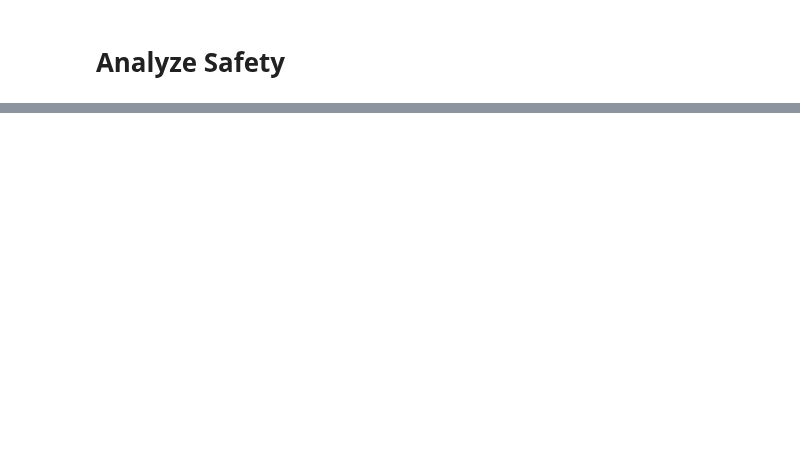
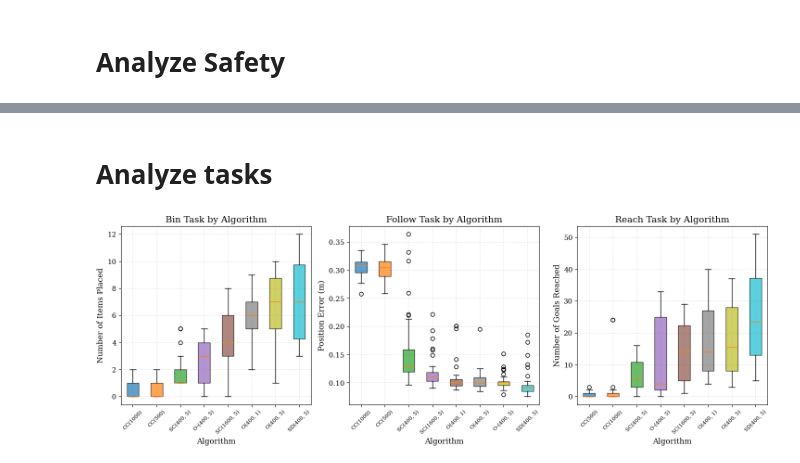
Before and after one commit to Dan7171/rl_for_curobo, a Jupyter notebook: projects_root/experiments/analysis_test_cluster.ipynb, the cells around one changed output, grey strips where cells are left out. Saved outputs shown, nothing was run; the diff lists cells and outputs as text; code cells hidden in the pictures; blank space fills up the shorter version.

```diff
--- a/projects_root/experiments/analysis_test_cluster.ipynb
+++ b/projects_root/experiments/analysis_test_cluster.ipynb
@@ -3005,15 +1498,0 @@ def analyze_and_plot_tasks(all_sims, n_arm_max_for_follow=8, by_task=False):
-# %%
-# Usage examples for the enhanced analyze_and_plot_tasks function:
-
-# Overall task analysis (all tasks combined)
-# (df_bin, success_bin), (df_reach, success_reach), (df_follow, success_follow) = analyze_and_plot_tasks(all_sims, by_task=False)
-
-# Task analysis broken down by task type
-# (df_bin, success_bin), (df_reach, success_reach), (df_follow, success_follow) = analyze_and_plot_tasks(all_sims, by_task=True)
-
-# The function will:
-# 1. Call the original analyze_tasks function to get the data
-# 2. Create box plots for each task type and metric
-# 3. Print detailed statistics tables in the same format as the collision analysis
-# 4. Return the same data structures as the original function
-(df_bin, success_bin), (df_reach, success_reach), (df_follow, success_follow) = analyze_and_plot_tasks(all_sims, by_task=False)
@@ -3174,0 +2258,10 @@ except Exception as e:
+# %% [markdown]
+# Analyze tasks
+# %%
+if task_analysis:
+    overall_df = make_overall_df( # heavy
+            df_collisions,
+            successfull_parsing,
+            valid_sim_dir_paths,
+            colfree_only=False,
+        )
@@ -3174,0 +2531,13 @@ except Exception as e:
+# %%
+if task_analysis:
+    # Comment out to not plot
+
+    # make_task_success_plots(overall_df, normalize=False, add_subtotal_figure=False)
+    # With normalization
+    # make_task_success_plots(overall_df, normalize=False, add_subtotal_figure=False)
+    make_task_success_plots(overall_df, normalize=False, add_subtotal_figure=True)
+    # make_task_success_plots(overall_df, normalize=False, add_subtotal_figure=False, split_reach=True)
+    #With normalization and subtotal
+    # make_task_success_plots(overall_df, normalize=True, add_subtotal_figure=True, split_reach=True)
+# %% [output]
+[figure, added]
```
Also changed, not shown: parts of 84 cells of this notebook, 4 other files.
